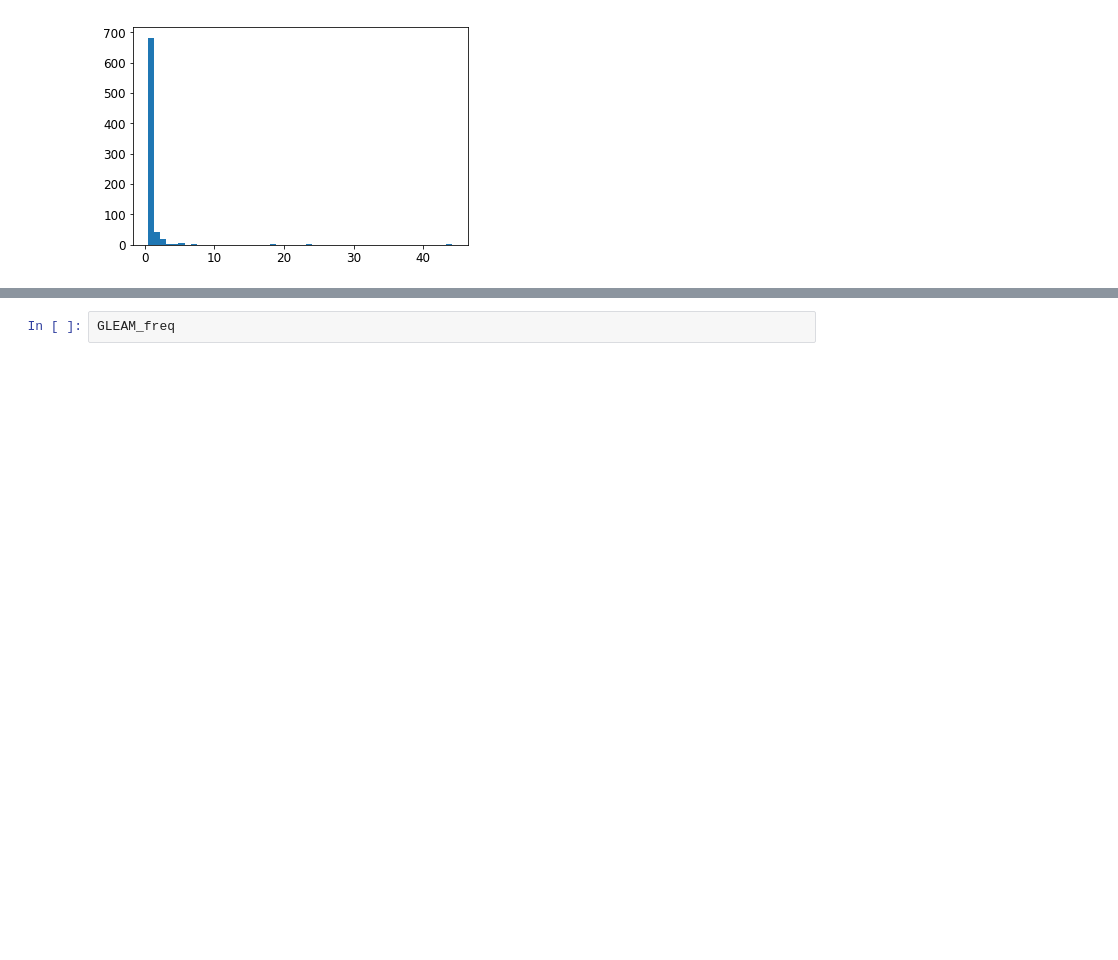
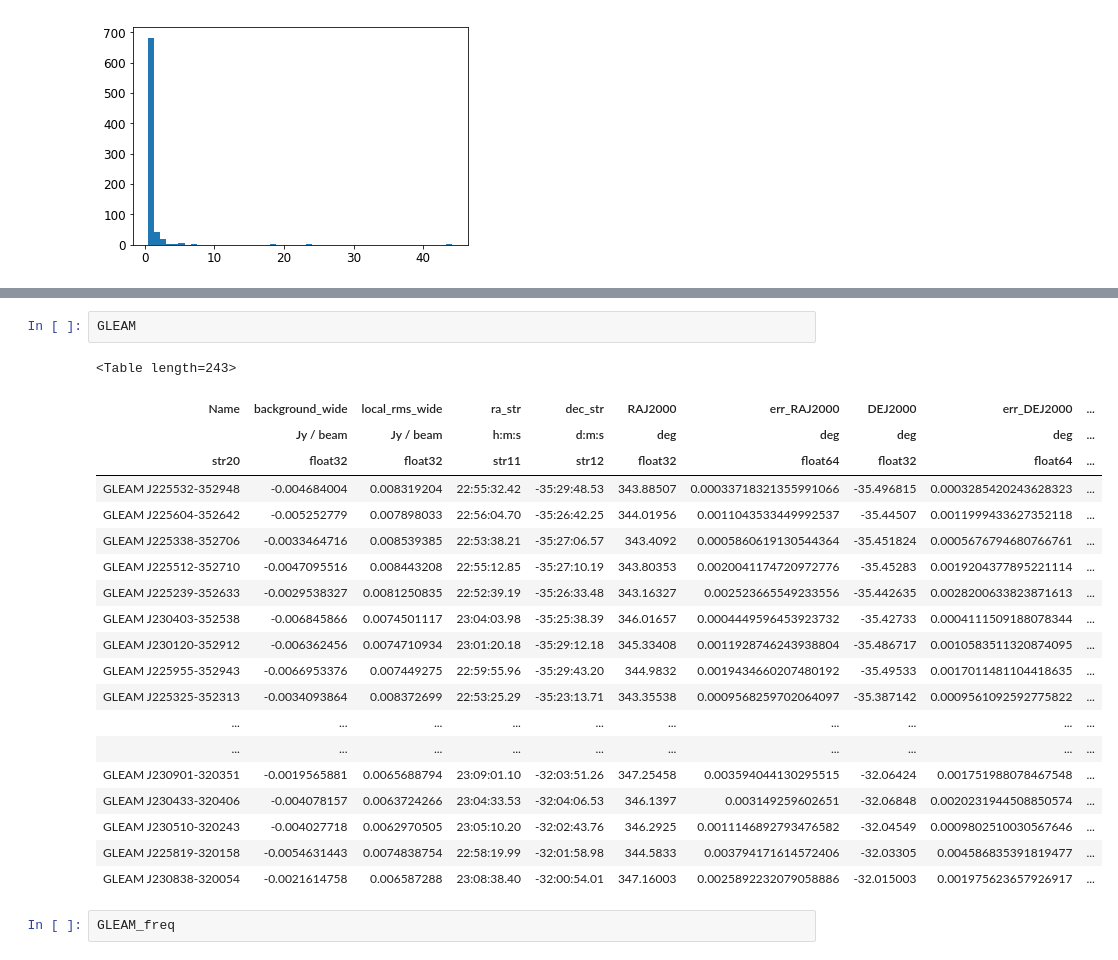
Before and after one commit to gdrouart/GLASS_SED_exploration, a Jupyter notebook: exploration_SED_GLASS.ipynb, the cells around one changed output, grey strips where cells are left out. Cells and saved outputs as stored; diff of their text form; blank space fills up the shorter version.

```diff
--- a/exploration_SED_GLASS.ipynb
+++ b/exploration_SED_GLASS.ipynb
@@ -234,3 +244,26 @@ NVSS PA is nan!
+# %%
+GLEAM
+# %% [output]
+<Table length=243>
+| Name | background_wide | local_rms_wide | ra_str | dec_str | RAJ2000 | err_RAJ2000 | DEJ2000 | err_DEJ2000 | ... |
+|  | Jy / beam | Jy / beam | h:m:s | d:m:s | deg | deg | deg | deg | ... |
+| str20 | float32 | float32 | str11 | str12 | float32 | float64 | float32 | float64 | ... |
+| GLEAM J225532-352948 | -0.004684004 | 0.008319204 | 22:55:32.42 | -35:29:48.53 | 343.88507 | 0.00033718321355991066 | -35.496815 | 0.0003285420243628323 | ... |
+| GLEAM J225604-352642 | -0.005252779 | 0.007898033 | 22:56:04.70 | -35:26:42.25 | 344.01956 | 0.0011043533449992537 | -35.44507 | 0.0011999433627352118 | ... |
+| GLEAM J225338-352706 | -0.0033464716 | 0.008539385 | 22:53:38.21 | -35:27:06.57 | 343.4092 | 0.0005860619130544364 | -35.451824 | 0.0005676794680766761 | ... |
+| GLEAM J225512-352710 | -0.0047095516 | 0.008443208 | 22:55:12.85 | -35:27:10.19 | 343.80353 | 0.0020041174720972776 | -35.45283 | 0.0019204377895221114 | ... |
+| GLEAM J225239-352633 | -0.0029538327 | 0.0081250835 | 22:52:39.19 | -35:26:33.48 | 343.16327 | 0.002523665549233556 | -35.442635 | 0.0028200633823871613 | ... |
+| GLEAM J230403-352538 | -0.006845866 | 0.0074501117 | 23:04:03.98 | -35:25:38.39 | 346.01657 | 0.0004449596453923732 | -35.42733 | 0.0004111509188078344 | ... |
+| GLEAM J230120-352912 | -0.006362456 | 0.0074710934 | 23:01:20.18 | -35:29:12.18 | 345.33408 | 0.0011928746243938804 | -35.486717 | 0.0010583511320874095 | ... |
+| GLEAM J225955-352943 | -0.0066953376 | 0.007449275 | 22:59:55.96 | -35:29:43.20 | 344.9832 | 0.0019434660207480192 | -35.49533 | 0.0017011481104418635 | ... |
+| GLEAM J225325-352313 | -0.0034093864 | 0.008372699 | 22:53:25.29 | -35:23:13.71 | 343.35538 | 0.0009568259702064097 | -35.387142 | 0.0009561092592775822 | ... |
+| ... | ... | ... | ... | ... | ... | ... | ... | ... | ... |
+| ... | ... | ... | ... | ... | ... | ... | ... | ... | ... |
+| GLEAM J230901-320351 | -0.0019565881 | 0.0065688794 | 23:09:01.10 | -32:03:51.26 | 347.25458 | 0.003594044130295515 | -32.06424 | 0.001751988078467548 | ... |
+| GLEAM J230433-320406 | -0.004078157 | 0.0063724266 | 23:04:33.53 | -32:04:06.53 | 346.1397 | 0.003149259602651 | -32.06848 | 0.0020231944508850574 | ... |
+| GLEAM J230510-320243 | -0.004027718 | 0.0062970505 | 23:05:10.20 | -32:02:43.76 | 346.2925 | 0.0011146892793476582 | -32.04549 | 0.0009802510030567646 | ... |
+| GLEAM J225819-320158 | -0.0054631443 | 0.0074838754 | 22:58:19.99 | -32:01:58.98 | 344.5833 | 0.003794171614572406 | -32.03305 | 0.004586835391819477 | ... |
+| GLEAM J230838-320054 | -0.0021614758 | 0.006587288 | 23:08:38.40 | -32:00:54.01 | 347.16003 | 0.0025892232079058886 | -32.015003 | 0.001975623657926917 | ... |
 # %%
 GLEAM_freq
 # %% [output]
```
Also changed, not shown: parts of 4 cells of this notebook.
